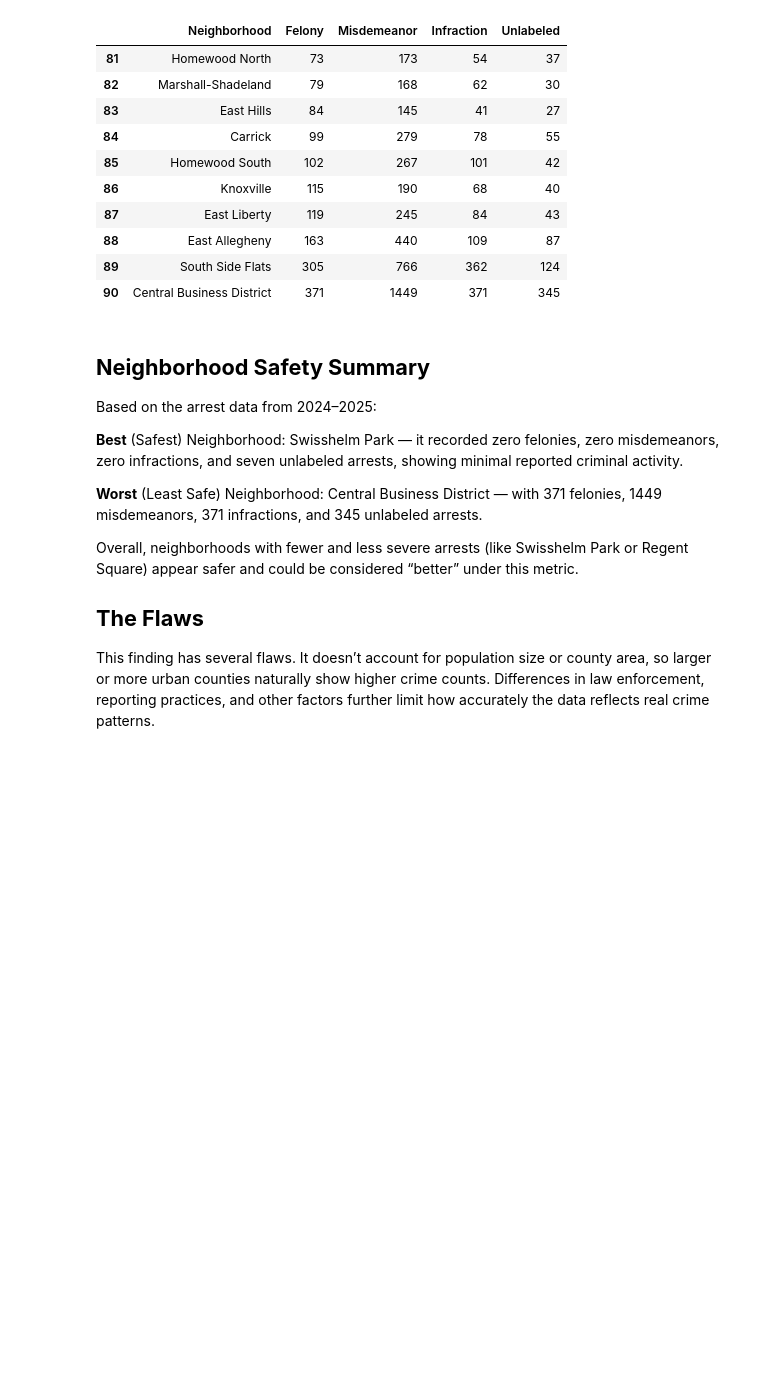
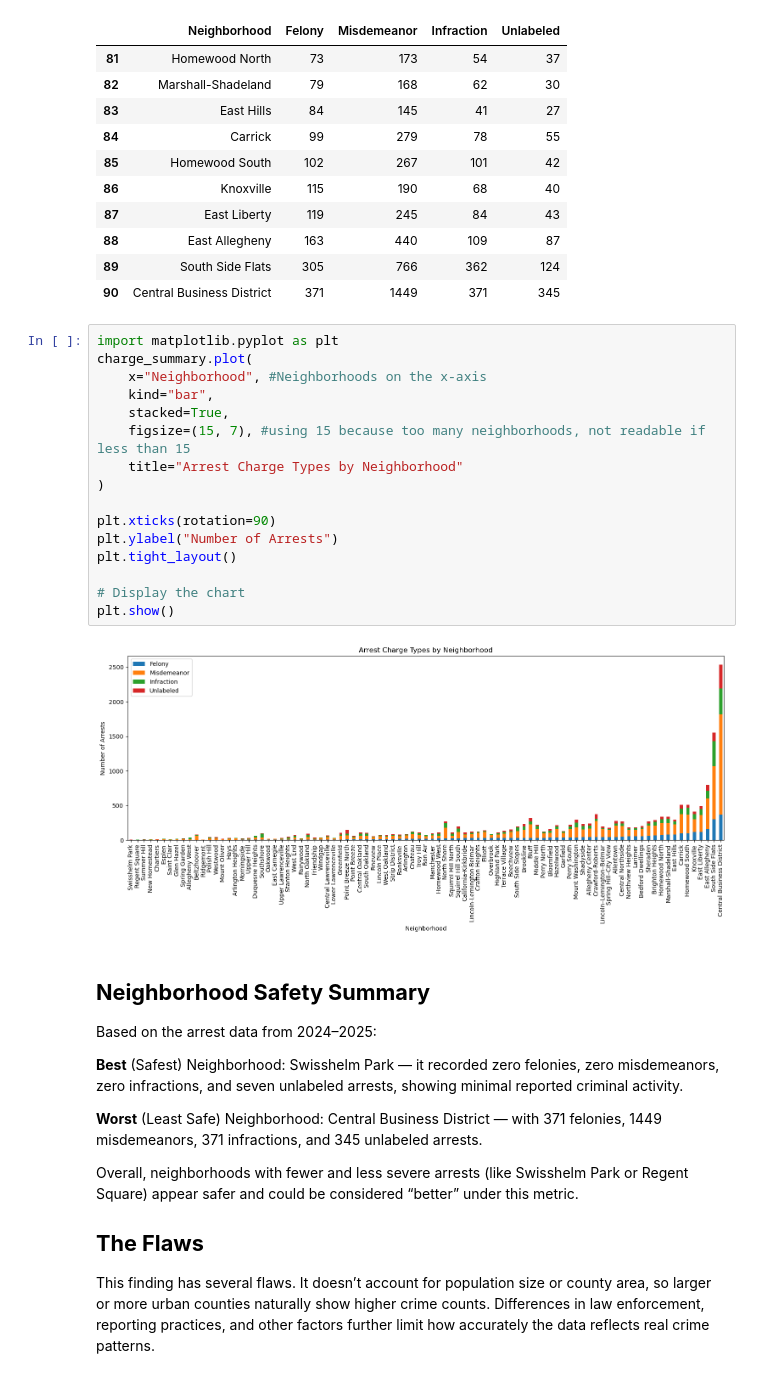
Before and after one commit to Adkhzhan/Final-project, a Jupyter notebook: Arrests_2024_to_Sept_2025_pittsburgh_Deng.ipynb, the cells around one changed output. Drawn from its saved outputs; the diff is of its cells as text; blank space fills up the shorter version.

```diff
--- a/Arrests_2024_to_Sept_2025_pittsburgh_Deng.ipynb
+++ b/Arrests_2024_to_Sept_2025_pittsburgh_Deng.ipynb
@@ -138,6 +138,24 @@ charge_summary.sort_values(by="Felony", ascending=True).tail(10)
 | 88 | East Allegheny | 163 | 440 | 109 | 87 |
 | 89 | South Side Flats | 305 | 766 | 362 | 124 |
 | 90 | Central Business District | 371 | 1449 | 371 | 345 |
+# %%
+import matplotlib.pyplot as plt
+charge_summary.plot(
+    x="Neighborhood", #Neighborhoods on the x-axis
+    kind="bar",
+    stacked=True,
+    figsize=(15, 7), #using 15 because too many neighborhoods, not readable if less than 15
+    title="Arrest Charge Types by Neighborhood"
+)
+
+plt.xticks(rotation=90)
+plt.ylabel("Number of Arrests")
+plt.tight_layout()
+
+# Display the chart
+plt.show()
+# %% [output]
+[figure, added]
 # %% [markdown]
 ## **Neighborhood Safety Summary**
 
```
